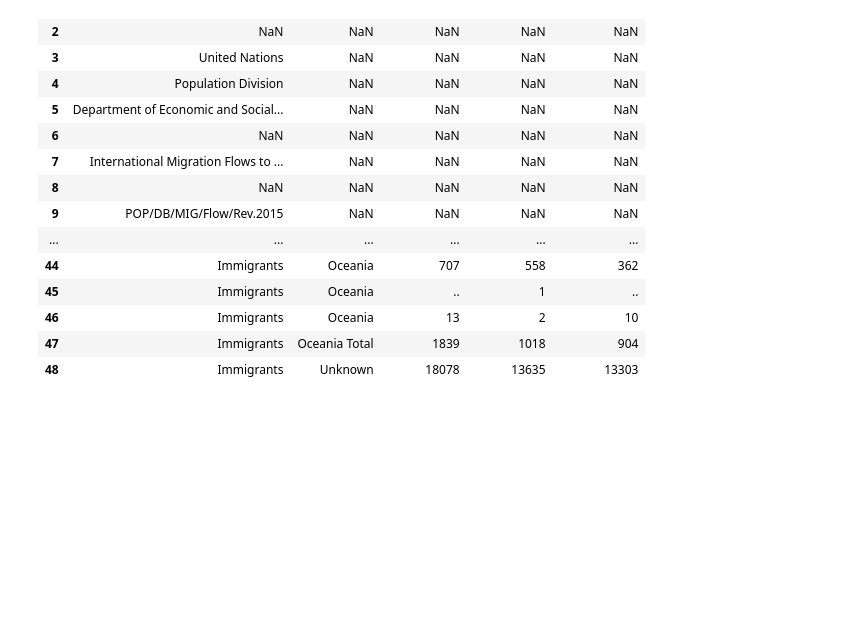
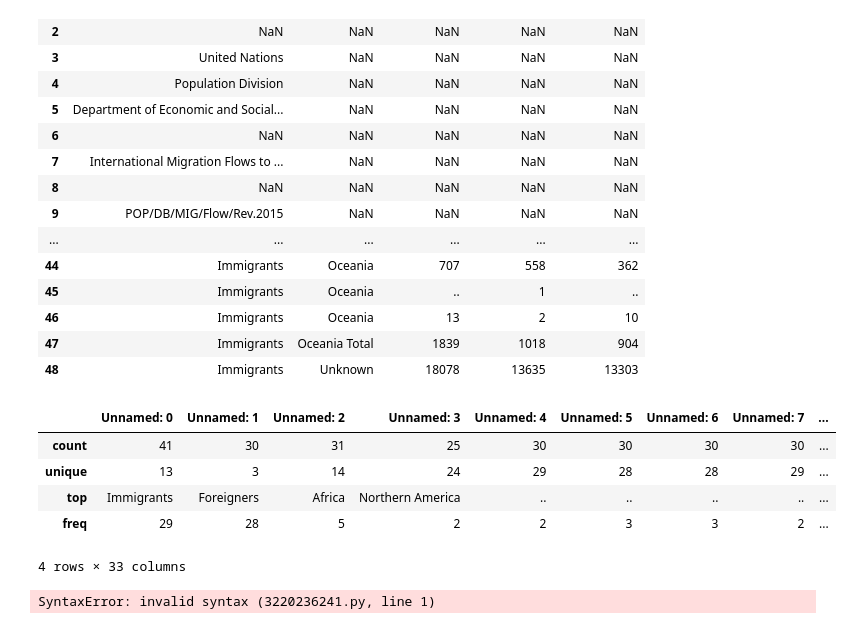
Before and after one commit to Imareeba2932/Minor-project, a Jupyter notebook: analysis/pre processing-4.ipynb, the cells around one changed output. Cells and saved outputs as stored; diff of their text form; code cells hidden in the pictures; blank space fills up the shorter version.

```diff
--- a/analysis/pre processing-4.ipynb
+++ b/analysis/pre processing-4.ipynb
@@ -135,3 +135,16 @@ df.iloc[:,[0,2,5,7,10]] # all rows, columns 0,2,5,7,10
 | 46 | Immigrants | Oceania | 13 | 2 | 10 |
 | 47 | Immigrants | Oceania Total | 1839 | 1018 | 904 |
 | 48 | Immigrants | Unknown | 18078 | 13635 | 13303 |
+# %%
+df.describe(exclude=np.number) #exclude numerical columns
+# %% [output]
+|  | Unnamed: 0 | Unnamed: 1 | Unnamed: 2 | Unnamed: 3 | Unnamed: 4 | Unnamed: 5 | Unnamed: 6 | Unnamed: 7 | ... |
+| count | 41 | 30 | 31 | 25 | 30 | 30 | 30 | 30 | ... |
+| unique | 13 | 3 | 14 | 24 | 29 | 28 | 28 | 29 | ... |
+| top | Immigrants | Foreigners | Africa | Northern America | .. | .. | .. | .. | ... |
+| freq | 29 | 28 | 5 | 2 | 2 | 3 | 3 | 2 | ... |
+4 rows × 33 columns
+# %%
+df=
+# %% [output]
+SyntaxError: invalid syntax (3220236241.py, line 1)
```
